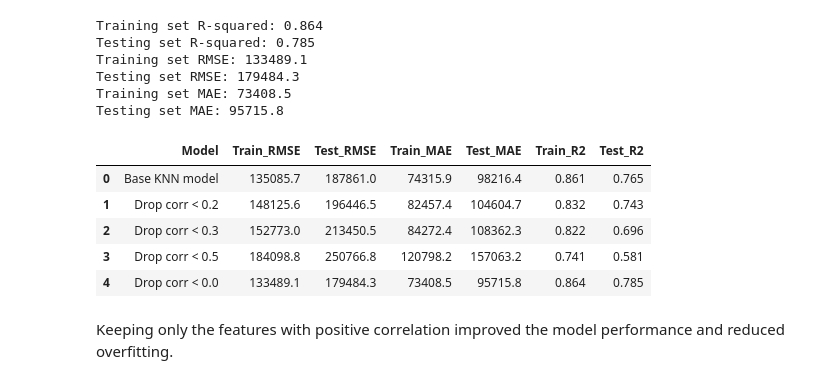
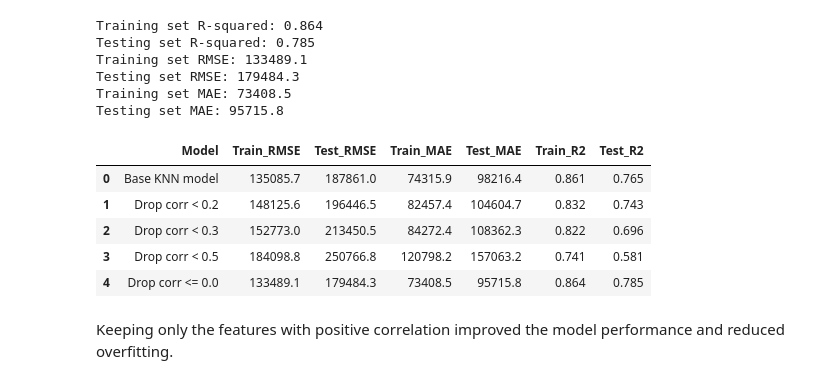
Before and after one commit to brunojrg/house-prices-project, a Jupyter notebook: Notebooks/knn-modelling.ipynb, the cells around one changed output. Saved outputs shown, nothing was run; the diff lists cells and outputs as text; code cells hidden in the pictures.

```diff
--- a/Notebooks/knn-modelling.ipynb
+++ b/Notebooks/knn-modelling.ipynb
@@ -363,16 +366,16 @@ Testing set RMSE: 179484.3
 Training set MAE: 73408.5
 Testing set MAE: 95715.8
 # %%
-new_row = evaluate_model("Drop corr < 0.0", y_train, y_train_scaled_pred_5, y_test, y_test_scaled_pred_5)
+new_row = evaluate_model("Drop corr <= 0.0", y_train, y_train_scaled_pred_5, y_test, y_test_scaled_pred_5)
 metrics_df = pd.concat([metrics_df, new_row], ignore_index=True)
 metrics_df
 # %% [output]
 |  | Model | Train_RMSE | Test_RMSE | Train_MAE | Test_MAE | Train_R2 | Test_R2 |
 | 0 | Base KNN model | 135085.7 | 187861.0 | 74315.9 | 98216.4 | 0.861 | 0.765 |
 | 1 | Drop corr < 0.2 | 148125.6 | 196446.5 | 82457.4 | 104604.7 | 0.832 | 0.743 |
 | 2 | Drop corr < 0.3 | 152773.0 | 213450.5 | 84272.4 | 108362.3 | 0.822 | 0.696 |
 | 3 | Drop corr < 0.5 | 184098.8 | 250766.8 | 120798.2 | 157063.2 | 0.741 | 0.581 |
-| 4 | Drop corr < 0.0 | 133489.1 | 179484.3 | 73408.5 | 95715.8 | 0.864 | 0.785 |
+| 4 | Drop corr <= 0.0 | 133489.1 | 179484.3 | 73408.5 | 95715.8 | 0.864 | 0.785 |
 # %% [markdown]
 Keeping only the features with positive correlation improved the model performance and reduced overfitting.
 # %% [markdown]
```
Also changed, not shown: parts of 31 cells of this notebook.
